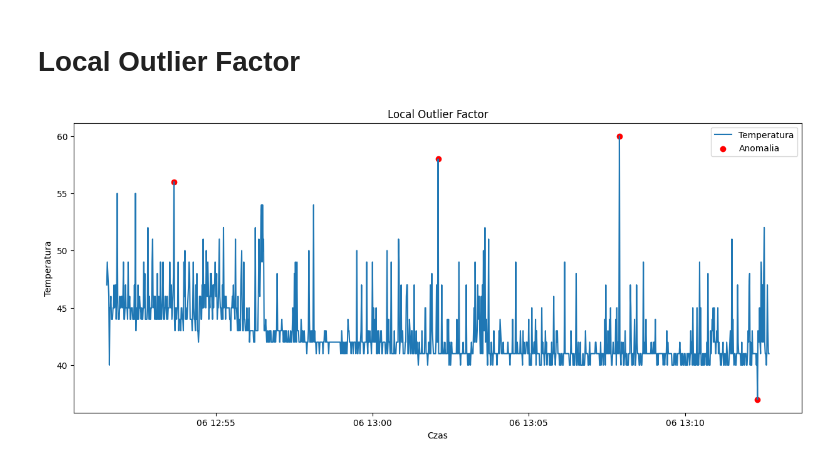
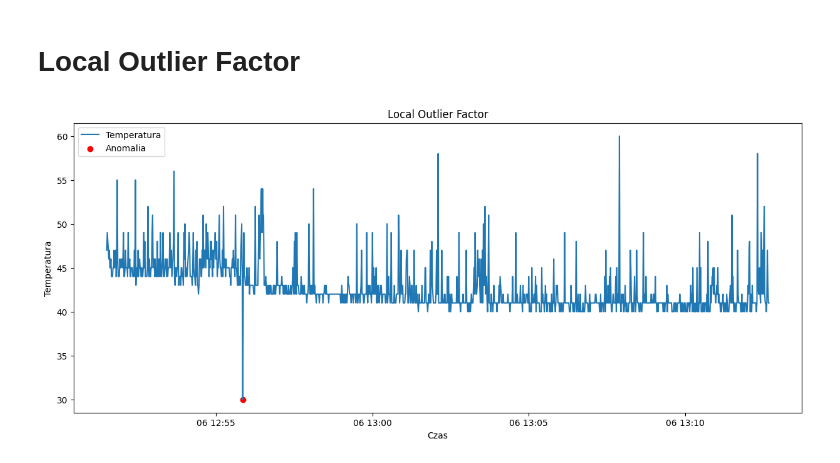
Before and after one commit to wiktorrudzki/MiW, a Jupyter notebook: models.ipynb, the cells around one changed output. Cells and saved outputs as stored; diff of their text form; code cells hidden in the pictures.

```diff
--- a/models.ipynb
+++ b/models.ipynb
@@ -112,18 +158,20 @@ show_anomaly_graph(data_k_means, title="K-Means")
 # %%
 from sklearn.preprocessing import StandardScaler
 from sklearn.neighbors import LocalOutlierFactor
 
 data_local_outlier_factor = data.copy()
 
 scaler = StandardScaler()
 temperatures_std = scaler.fit_transform(data_local_outlier_factor[["Temperatura procesora"]])
 
-lof = LocalOutlierFactor(n_neighbors=3, contamination=0.003)
+lof = LocalOutlierFactor(n_neighbors=5, contamination=0.003, novelty=True)
 
-data_local_outlier_factor['Wynik anomali'] = lof.fit_predict(temperatures_std)
+lof.fit(temperatures_std)
+
+data_local_outlier_factor['Wynik anomali'] = lof.predict(temperatures_std)
 
 data_local_outlier_factor['Anomalia'] = (data_local_outlier_factor['Wynik anomali'] == -1).astype(int)
 
 show_anomaly_graph(data_local_outlier_factor, title="Local Outlier Factor")
 # %% [output]
-[figure, old version]
+[figure, new version]
```
Also changed, not shown: parts of 11 cells of this notebook, 3 other files.
